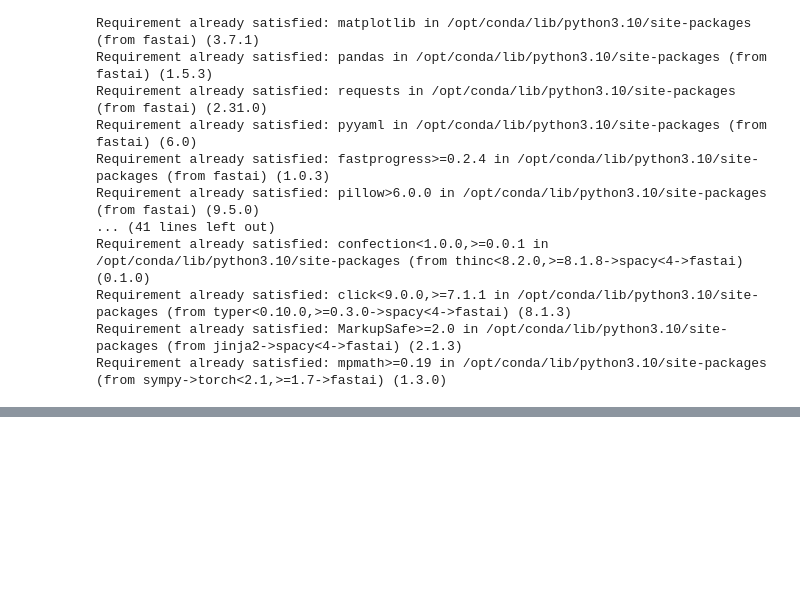
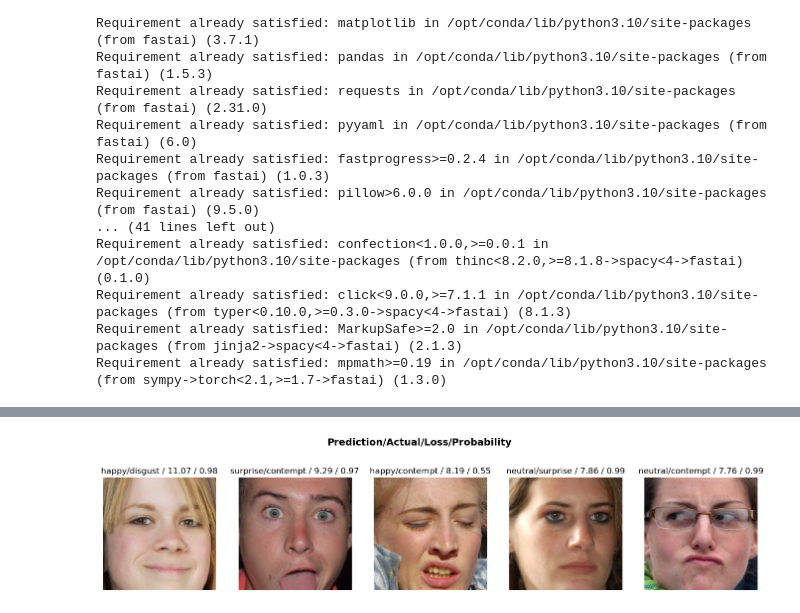
Before and after one commit to arielbk/facial-expressions, a Jupyter notebook: facial-recognition.ipynb, the cells around one changed output, grey strips where cells are left out. Cells and saved outputs as stored; diff of their text form; code cells hidden in the pictures; blank space fills up the shorter version.

```diff
--- a/facial-recognition.ipynb
+++ b/facial-recognition.ipynb
@@ -86,0 +100,3 @@ learn.show_results() # check the results
+# %%
+interp.plot_top_losses(5, nrows=1, figsize=(17,4))
+# %% [output]
@@ -86,0 +104 @@ learn.show_results() # check the results
+[figure, added]
```
Also changed, not shown: parts of 9 cells of this notebook.
